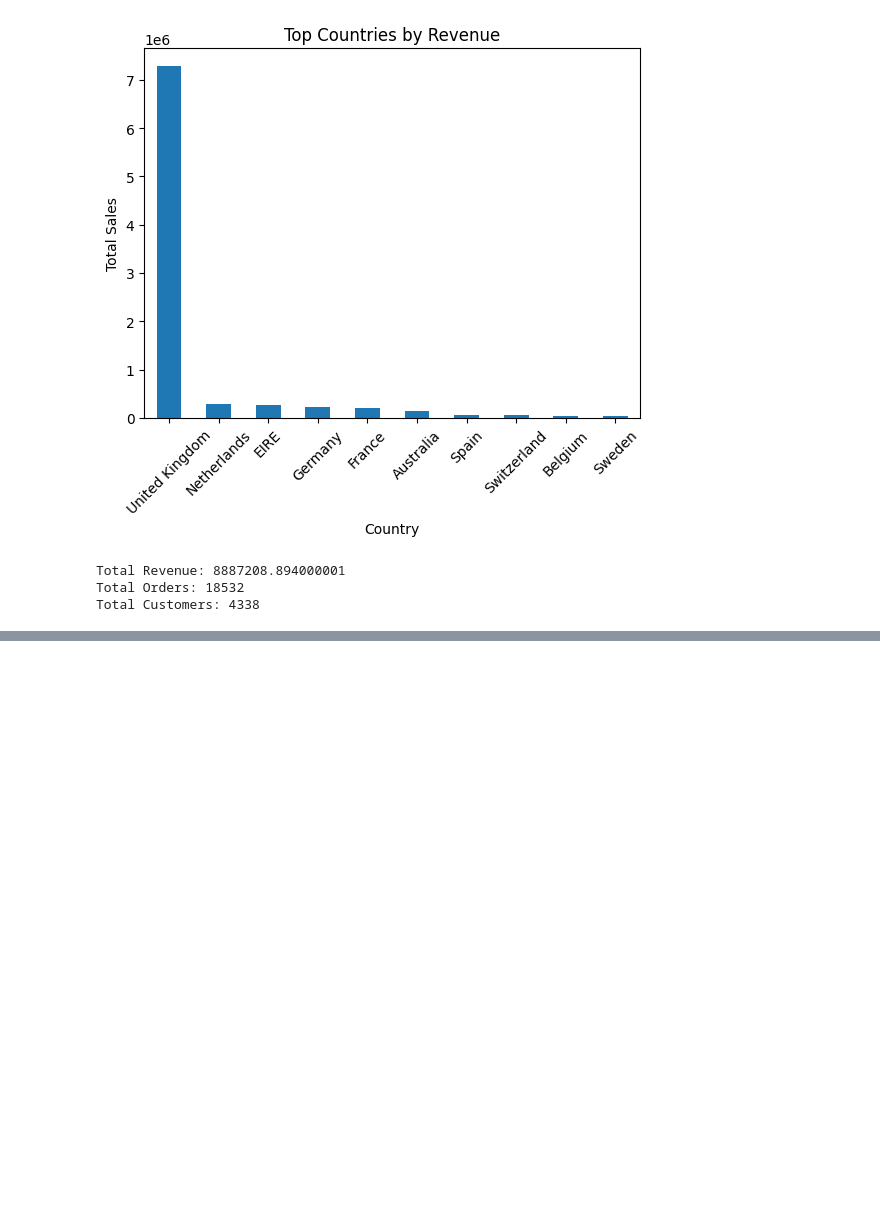
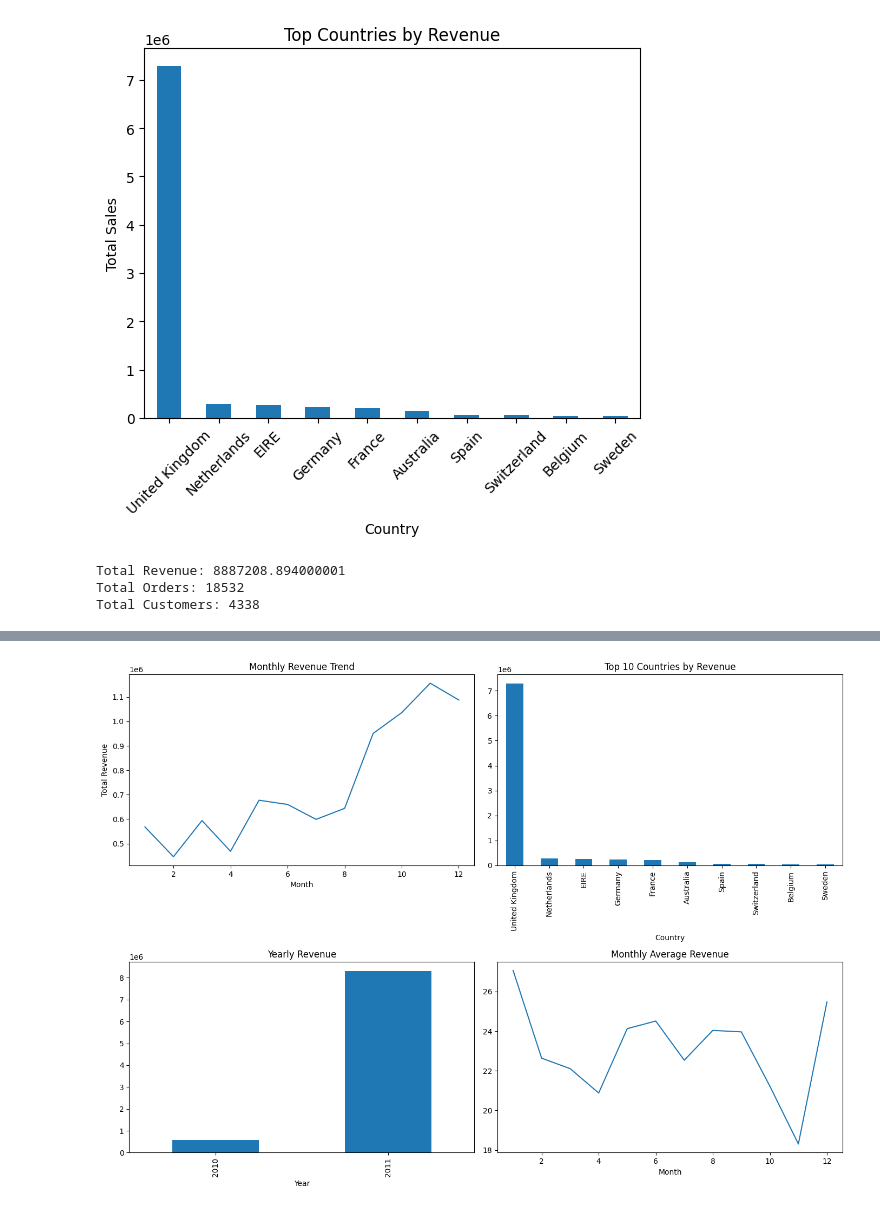
Before and after one commit to adityabhambure18/FUTURE_DS_01, a Jupyter notebook: notebook/analysis.ipynb, the cells around one changed output, grey strips where cells are left out. Saved outputs shown, nothing was run; the diff lists cells and outputs as text; code cells hidden in the pictures; blank space fills up the shorter version.

Commit message:
Updated dashboard and fixed analysis

```diff
--- a/notebook/analysis.ipynb
+++ b/notebook/analysis.ipynb
@@ -110,0 +144,40 @@ Total Customers: 4338
+# %%
+import matplotlib.pyplot as plt
+
+# ---- Monthly Sales Trend ----
+monthly_sales = df.groupby("Month")["Revenue"].sum().sort_index()
+
+# ---- Sales by Country (Top 10) ----
+country_sales = df.groupby("Country")["Revenue"].sum().sort_values(ascending=False).head(10)
+
+# ---- Yearly Revenue ----
+yearly_sales = df.groupby("Year")["Revenue"].sum()
+
+# ---- Monthly Average Revenue ----
+monthly_avg = df.groupby("Month")["Revenue"].mean().sort_index()
+
+# ---- Create Dashboard ----
+fig, axs = plt.subplots(2, 2, figsize=(14, 10))
+
+# 1️⃣ Monthly Revenue Trend
+monthly_sales.plot(ax=axs[0,0])
+axs[0,0].set_title("Monthly Revenue Trend")
+axs[0,0].set_xlabel("Month")
+axs[0,0].set_ylabel("Total Revenue")
+
+# 2️⃣ Top 10 Countries by Revenue
+country_sales.plot(kind="bar", ax=axs[0,1])
+axs[0,1].set_title("Top 10 Countries by Revenue")
+
+# 3️⃣ Yearly Revenue
+yearly_sales.plot(kind="bar", ax=axs[1,0])
+axs[1,0].set_title("Yearly Revenue")
+
+# 4️⃣ Monthly Average Revenue
+monthly_avg.plot(ax=axs[1,1])
+axs[1,1].set_title("Monthly Average Revenue")
+
+plt.tight_layout()
+plt.show()
+# %% [output]
+[figure, added]
```
Also changed, not shown: parts of 2 cells of this notebook, 1 other file.
